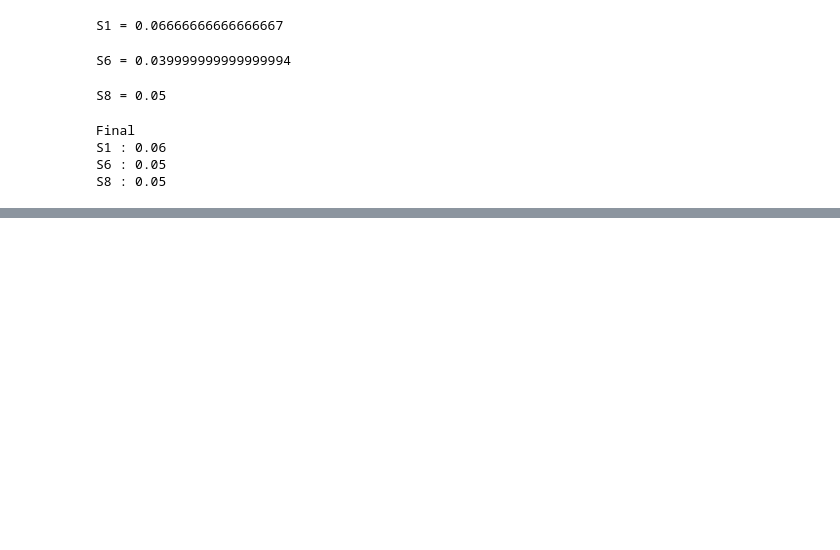
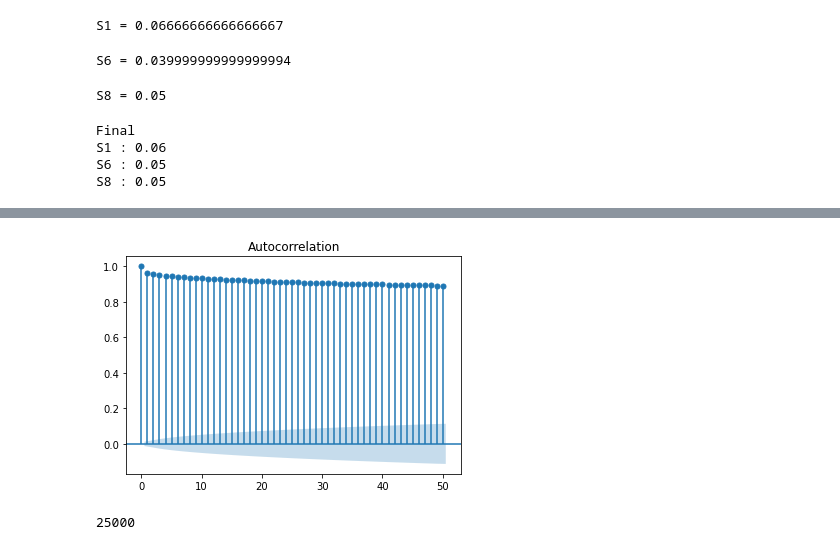
Before and after one commit to vvithurshan/Funnel-Meta, a Jupyter notebook: PHASE-2/S1/preliminary/prelim_analysis_of_colvar.ipynb, the cells around one changed output, grey strips where cells are left out. Drawn from its saved outputs; the diff is of its cells as text; code cells hidden in the pictures; blank space fills up the shorter version.

```diff
--- a/PHASE-2/S1/preliminary/prelim_analysis_of_colvar.ipynb
+++ b/PHASE-2/S1/preliminary/prelim_analysis_of_colvar.ipynb
@@ -104,0 +146,20 @@ S8 : 0.05
+# %%
+from statsmodels.graphics.tsaplots import plot_acf
+import matplotlib.pyplot as plt
+
+
+# Use the Autocorrelation function
+# from the statsmodel library passing
+# our DataFrame object in as the data
+# Note: Limiting Lags to 50
+data_auto = data_S1 = pd.read_csv("S1.csv")
+# Calculate the ACF (via statsmodel)
+plot_acf(data_auto['distance'], lags=50, alpha=0.05)
+# Show the data as a plot (via matplotlib)
+plt.show()
+# %% [output]
+[figure, added]
+# %%
+len(data_auto)
+# %% [output]
+25000
```
Also changed, not shown: parts of 11 cells of this notebook, 9 other files.
